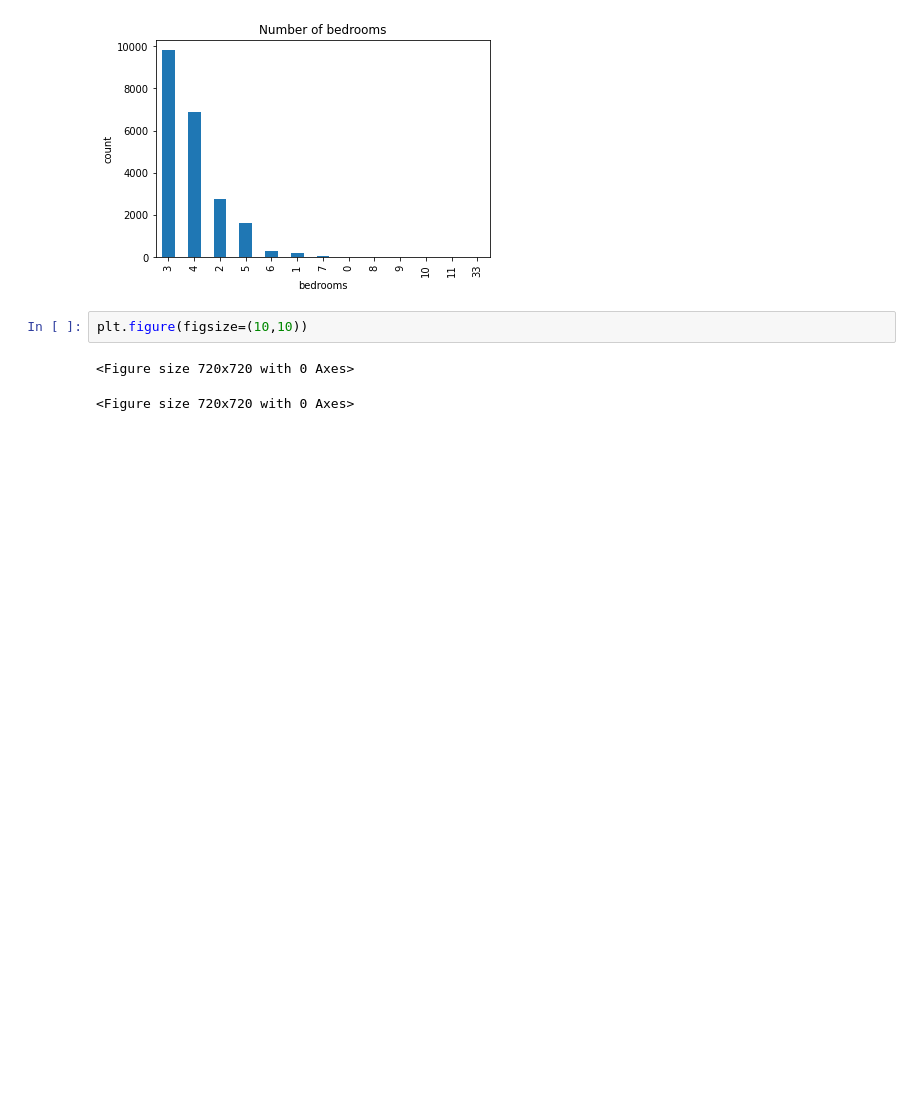
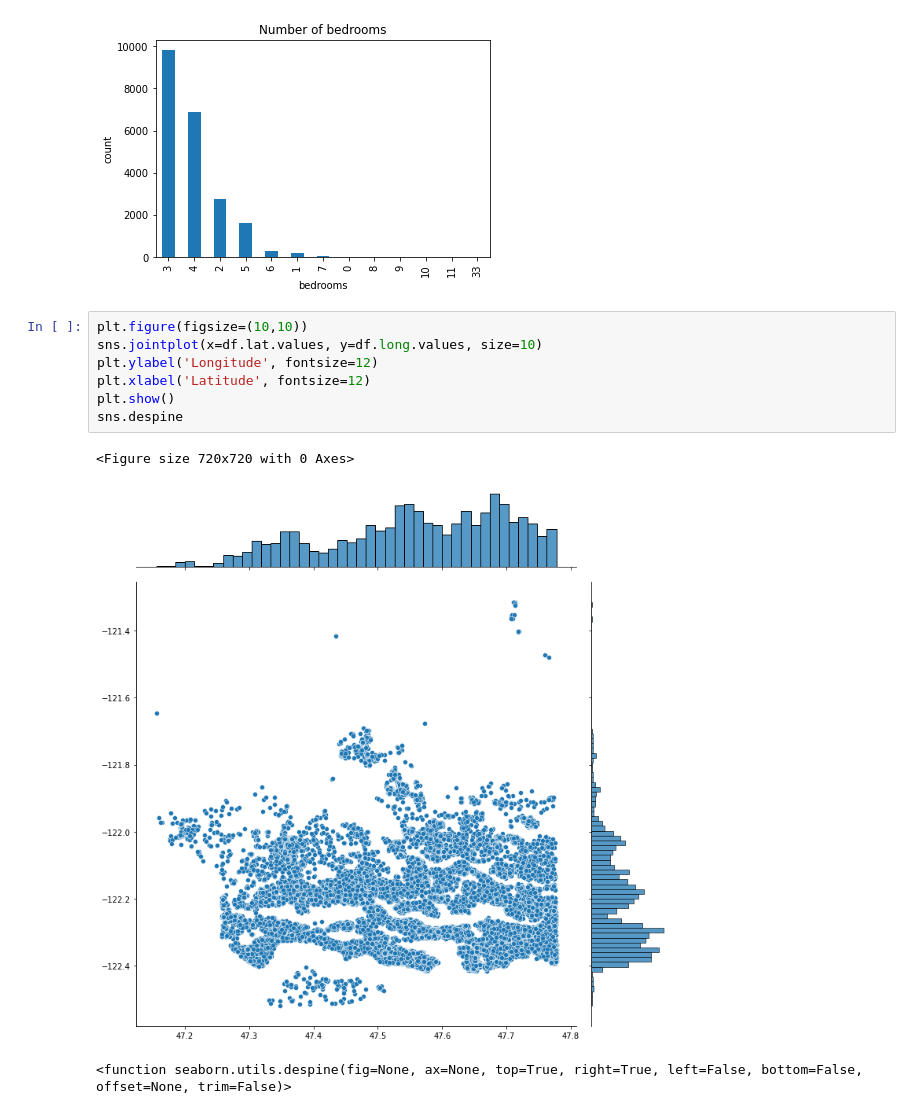
Before and after one commit to Balajithegr8/house_price_prediction, a Jupyter notebook: model.ipynb, the cells around one changed output. Drawn from its saved outputs; the diff is of its cells as text; blank space fills up the shorter version.

```diff
--- a/model.ipynb
+++ b/model.ipynb
@@ -84,8 +84,14 @@ sns.despine
 # %% [output]
 <function seaborn.utils.despine(fig=None, ax=None, top=True, right=True, left=False, bottom=False, offset=None, trim=False)>
 [figure]
-# %%
-plt.figure(figsize=(10,10))
-# %% [output]
-<Figure size 720x720 with 0 Axes>
-<Figure size 720x720 with 0 Axes>
+# %%
+plt.figure(figsize=(10,10))
+sns.jointplot(x=df.lat.values, y=df.long.values, size=10)
+plt.ylabel('Longitude', fontsize=12)
+plt.xlabel('Latitude', fontsize=12)
+plt.show()
+sns.despine
+# %% [output]
+<Figure size 720x720 with 0 Axes>
+[figure, added]
+<function seaborn.utils.despine(fig=None, ax=None, top=True, right=True, left=False, bottom=False, offset=None, trim=False)>
```
Also changed, not shown: parts of 1 cell of this notebook.
